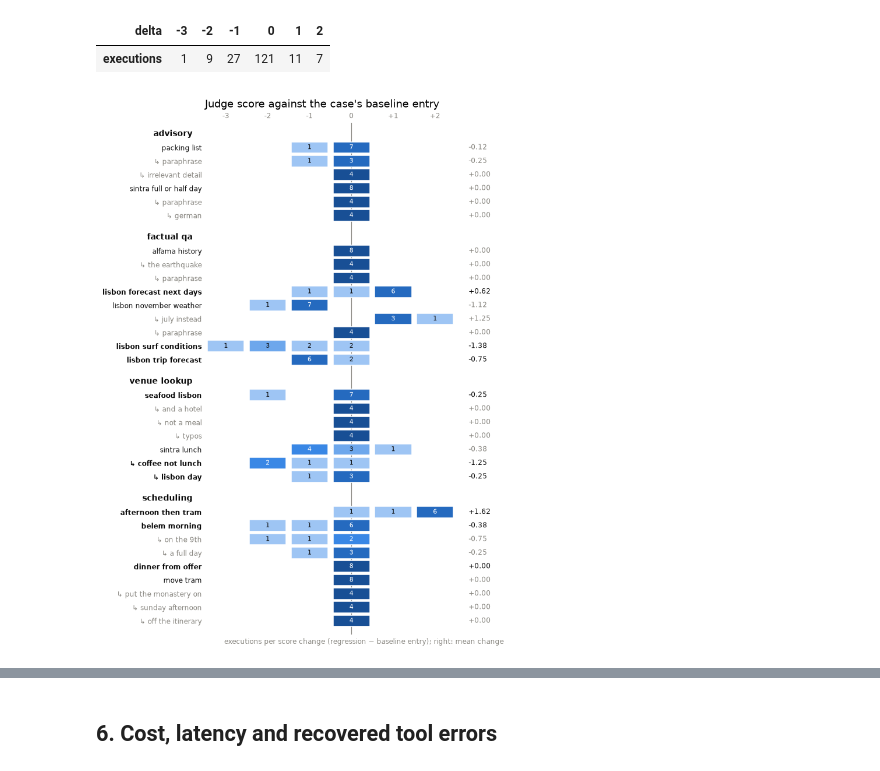
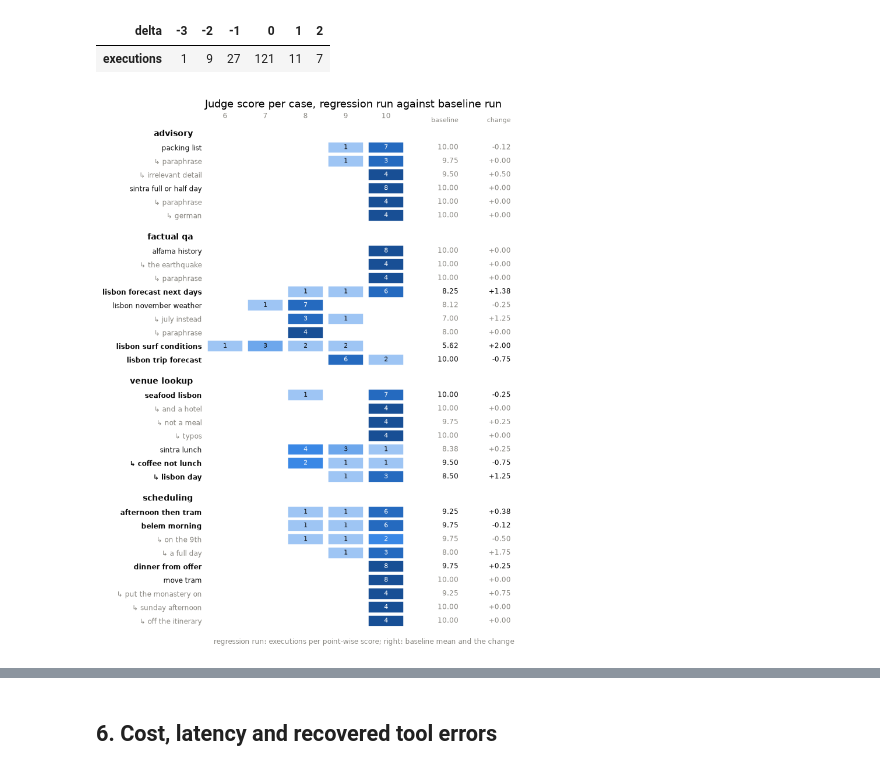
Before and after one commit to dfuh18/trip_tonic-regression-testing, a Jupyter notebook: notebooks/sim/04b_regress_summary.ipynb, the cells around one changed output, grey strips where cells are left out. Saved outputs shown, nothing was run; the diff lists cells and outputs as text; code cells hidden in the pictures.

```diff
--- a/notebooks/sim/04b_regress_summary.ipynb
+++ b/notebooks/sim/04b_regress_summary.ipynb
@@ -288,18 +348,19 @@ the baseline entry is each case's best execution (D86), so a negative mean is ex
 | delta | -3 | -2 | -1 | 0 | 1 | 2 |
 | executions | 1 | 9 | 27 | 121 | 11 | 7 |
 # %%
-# Figure R4 — score change against the baseline entry, per case, on R1's layout.
-# Each cell: how many of the case's executions scored that much above or below its baseline entry.
-cols = list(range(int(deltas["delta"].min()), int(deltas["delta"].max()) + 1))
-delta_rows, notes = [], []
+# Figure R4 — point-wise score per case, run against run. Cells: the regression run's executions
+# per score; right: the case's mean score in the baseline run and the change to the regression run.
+# The baseline entry (D86) is the pair-wise reference only; point-wise scores compare run means.
+cols = list(range(int(runs["regression"]["score"].min()), 11))
+score_rows, notes = [], []
 for r in grid_rows:
-    d = deltas[deltas["case"] == r["case"]]["delta"]
-    delta_rows.append({**r, "counts": d.value_counts().to_dict()})
-    notes.append(f"{d.mean():+.2f}" if len(d) else "–")
-fig, ax = plt.subplots(figsize=(6.4, 0.24 * (len(delta_rows) + 2 * len(FUNCTIONS)) + 1.0))
-figures.count_grid(ax, delta_rows, cols, "Judge score against the case's baseline entry",
-                   "executions per score change (regression − baseline entry); right: mean change",
-                   mark_column=0, right=notes)
+    b, g = (runs[name].loc[runs[name]["case"] == r["case"], "score"].dropna() for name in ("baseline", "regression"))
+    score_rows.append({**r, "counts": g.astype(int).value_counts().to_dict()})
+    notes.append((f"{b.mean():.2f}", f"{g.mean() - b.mean():+.2f}"))
+fig, ax = plt.subplots(figsize=(6.4, 0.24 * (len(score_rows) + 2 * len(FUNCTIONS)) + 1.0))
+figures.count_grid(ax, score_rows, cols, "Judge score per case, regression run against baseline run",
+                   "regression run: executions per point-wise score; right: baseline mean and the change",
+                   right=notes, right_header=("baseline", "change"), signed=False)
 save(fig, "R4_score_delta_per_case"); plt.show()
 # %% [output]
-[figure, old version]
+[figure, new version]
```
Also changed, not shown: parts of 4 cells of this notebook, 30 other files.
